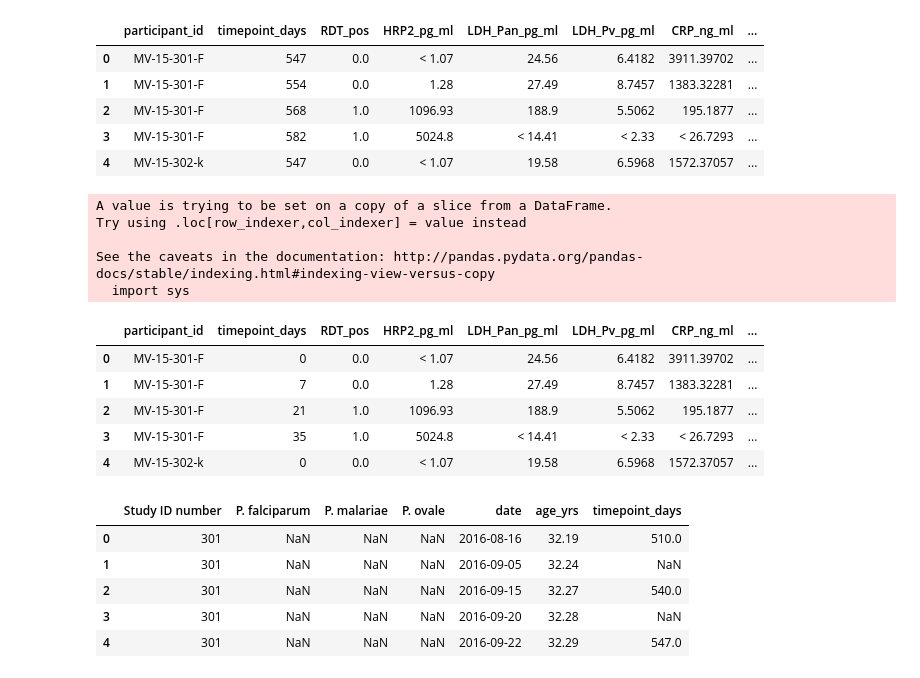
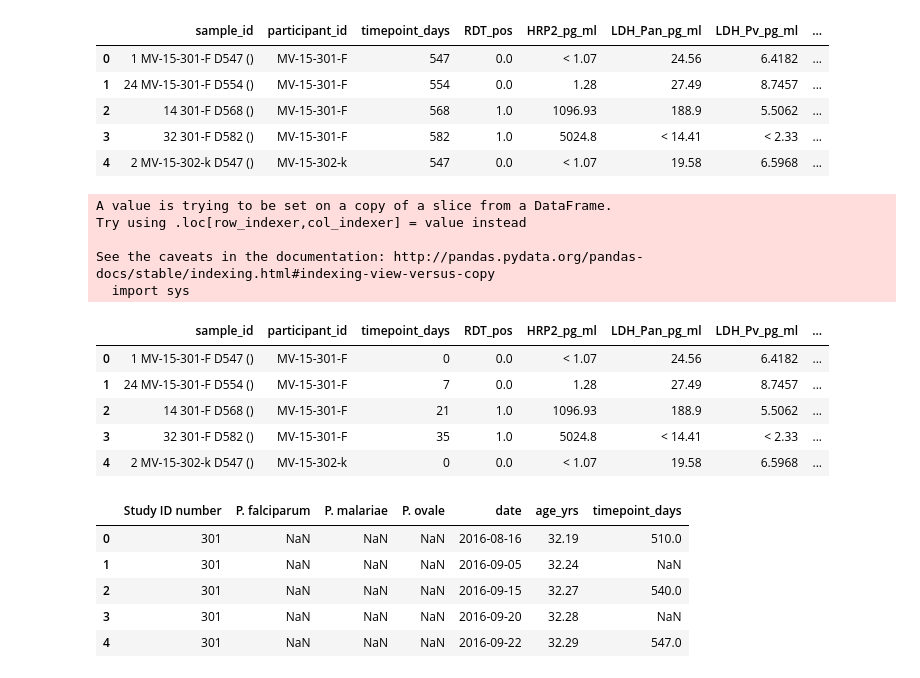
Before and after one commit to MACEPA/DIAMETER, a Jupyter notebook: ipynbs/processing/mali_data_merging.ipynb, the cells around one changed output. Drawn from its saved outputs; the diff is of its cells as text; code cells hidden in the pictures.

```diff
--- a/ipynbs/processing/mali_data_merging.ipynb
+++ b/ipynbs/processing/mali_data_merging.ipynb
@@ -14,19 +14,19 @@ def parse_id(df):
 # %%
 semi_formatted = pd.read_csv('{}/formatted_4plex_NIH_clinical.csv'.format(root_path))
 semi_formatted['Study ID number'] = semi_formatted.apply(parse_id, axis=1)
 semi_formatted['timepoint_days'] = semi_formatted['timepoint_days'].apply(int)
 semi_formatted['Study ID number'] = semi_formatted['Study ID number'].apply(int)
-semi_formatted = semi_formatted[['participant_id', 'timepoint_days', 'RDT_pos', 'HRP2_pg_ml',
+semi_formatted = semi_formatted[['sample_id', 'participant_id', 'timepoint_days', 'RDT_pos', 'HRP2_pg_ml',
                                  'LDH_Pan_pg_ml', 'LDH_Pv_pg_ml', 'CRP_ng_ml', 'HRP2_result',
                                  'LDH_Pan_result', 'LDH_Pv_result', 'Study ID number']]
 semi_formatted.head()
 # %% [output]
-|  | participant_id | timepoint_days | RDT_pos | HRP2_pg_ml | LDH_Pan_pg_ml | LDH_Pv_pg_ml | CRP_ng_ml | ... |
-| 0 | MV-15-301-F | 547 | 0.0 | < 1.07 | 24.56 | 6.4182 | 3911.39702 | ... |
-| 1 | MV-15-301-F | 554 | 0.0 | 1.28 | 27.49 | 8.7457 | 1383.32281 | ... |
-| 2 | MV-15-301-F | 568 | 1.0 | 1096.93 | 188.9 | 5.5062 | 195.1877 | ... |
-| 3 | MV-15-301-F | 582 | 1.0 | 5024.8 | < 14.41 | < 2.33 | < 26.7293 | ... |
-| 4 | MV-15-302-k | 547 | 0.0 | < 1.07 | 19.58 | 6.5968 | 1572.37057 | ... |
+|  | sample_id | participant_id | timepoint_days | RDT_pos | HRP2_pg_ml | LDH_Pan_pg_ml | LDH_Pv_pg_ml | ... |
+| 0 | 1 MV-15-301-F D547 () | MV-15-301-F | 547 | 0.0 | < 1.07 | 24.56 | 6.4182 | ... |
+| 1 | 24 MV-15-301-F D554 () | MV-15-301-F | 554 | 0.0 | 1.28 | 27.49 | 8.7457 | ... |
+| 2 | 14 301-F D568 () | MV-15-301-F | 568 | 1.0 | 1096.93 | 188.9 | 5.5062 | ... |
+| 3 | 32 301-F D582 () | MV-15-301-F | 582 | 1.0 | 5024.8 | < 14.41 | < 2.33 | ... |
+| 4 | 2 MV-15-302-k D547 () | MV-15-302-k | 547 | 0.0 | < 1.07 | 19.58 | 6.5968 | ... |
 # %%
 fixed_days = []
 for sid in semi_formatted['Study ID number'].unique():
@@ -45,12 +45,12 @@ Try using .loc[row_indexer,col_indexer] = value instead
 
 See the caveats in the documentation: http://pandas.pydata.org/pandas-docs/stable/indexing.html#indexing-view-versus-copy
   import sys
-|  | participant_id | timepoint_days | RDT_pos | HRP2_pg_ml | LDH_Pan_pg_ml | LDH_Pv_pg_ml | CRP_ng_ml | ... |
-| 0 | MV-15-301-F | 0 | 0.0 | < 1.07 | 24.56 | 6.4182 | 3911.39702 | ... |
-| 1 | MV-15-301-F | 7 | 0.0 | 1.28 | 27.49 | 8.7457 | 1383.32281 | ... |
-| 2 | MV-15-301-F | 21 | 1.0 | 1096.93 | 188.9 | 5.5062 | 195.1877 | ... |
-| 3 | MV-15-301-F | 35 | 1.0 | 5024.8 | < 14.41 | < 2.33 | < 26.7293 | ... |
-| 4 | MV-15-302-k | 0 | 0.0 | < 1.07 | 19.58 | 6.5968 | 1572.37057 | ... |
+|  | sample_id | participant_id | timepoint_days | RDT_pos | HRP2_pg_ml | LDH_Pan_pg_ml | LDH_Pv_pg_ml | ... |
+| 0 | 1 MV-15-301-F D547 () | MV-15-301-F | 0 | 0.0 | < 1.07 | 24.56 | 6.4182 | ... |
+| 1 | 24 MV-15-301-F D554 () | MV-15-301-F | 7 | 0.0 | 1.28 | 27.49 | 8.7457 | ... |
+| 2 | 14 301-F D568 () | MV-15-301-F | 21 | 1.0 | 1096.93 | 188.9 | 5.5062 | ... |
+| 3 | 32 301-F D582 () | MV-15-301-F | 35 | 1.0 | 5024.8 | < 14.41 | < 2.33 | ... |
+| 4 | 2 MV-15-302-k D547 () | MV-15-302-k | 0 | 0.0 | < 1.07 | 19.58 | 6.5968 | ... |
 # %%
 dem_par = pd.read_csv('{}/demographic_parasitemia_data.csv'.format(root_path))
 dem_par = dem_par[['Study ID number', 'P. falciparum', 'P. malariae', 'P. ovale', 'Visit Date',
```
Also changed, not shown: parts of 3 cells of this notebook, 4 other files.
